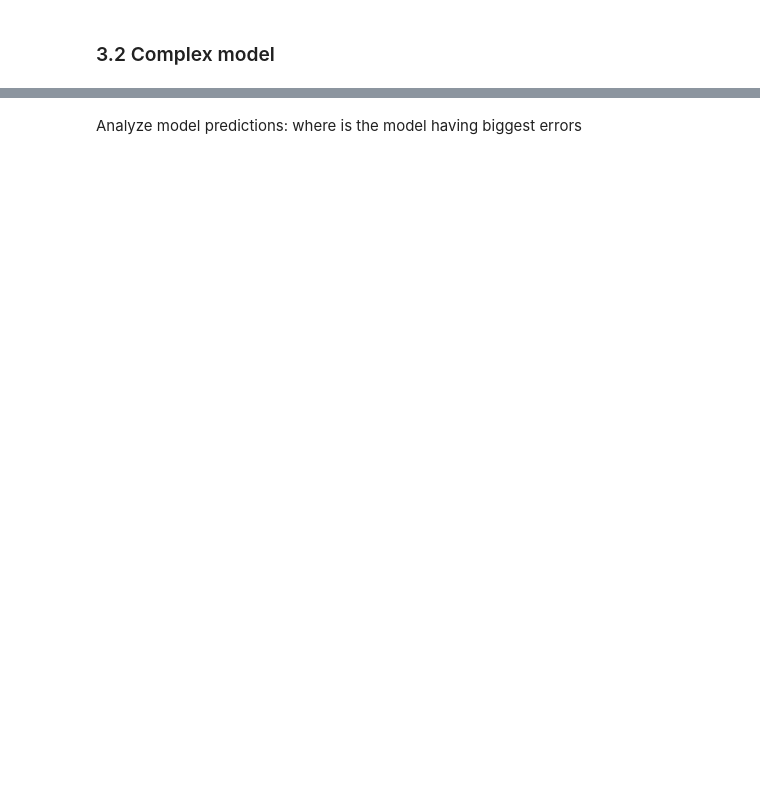
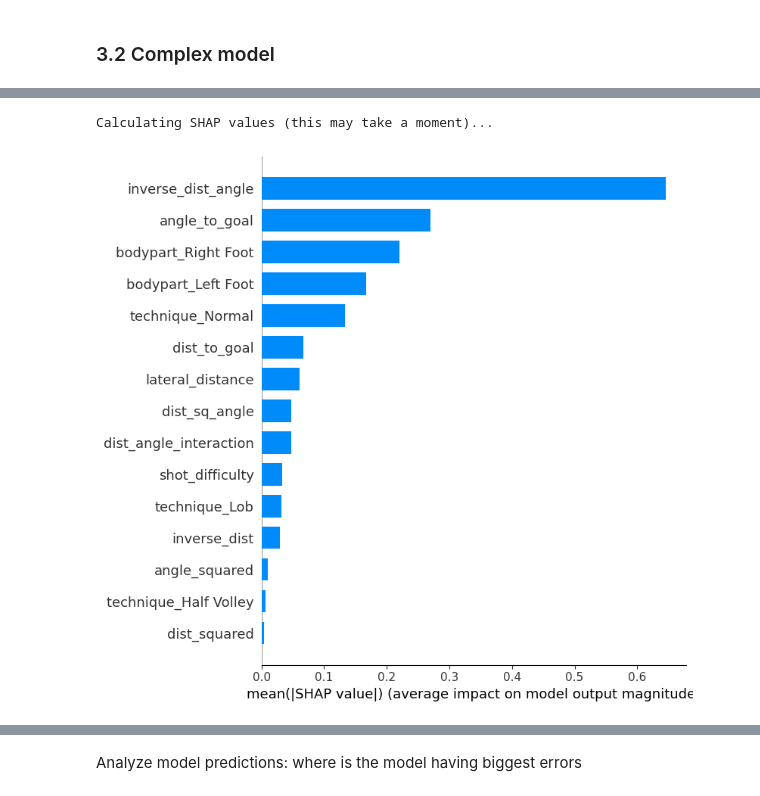
Before and after one commit to rodmart21/football_xG, a Jupyter notebook: xG/xg.ipynb, the cells around one changed output, grey strips where cells are left out. Drawn from its saved outputs; the diff is of its cells as text; code cells hidden in the pictures; blank space fills up the shorter version.

```diff
--- a/xG/xg.ipynb
+++ b/xG/xg.ipynb
@@ -144,0 +149,5 @@ complex_model.plot_optimization_history()
+# %%
+complex_model.plot_shap_bar()
+# %% [output]
+Calculating SHAP values (this may take a moment)...
+[figure, added]
```
Also changed, not shown: parts of 12 cells of this notebook, 2 other files.
